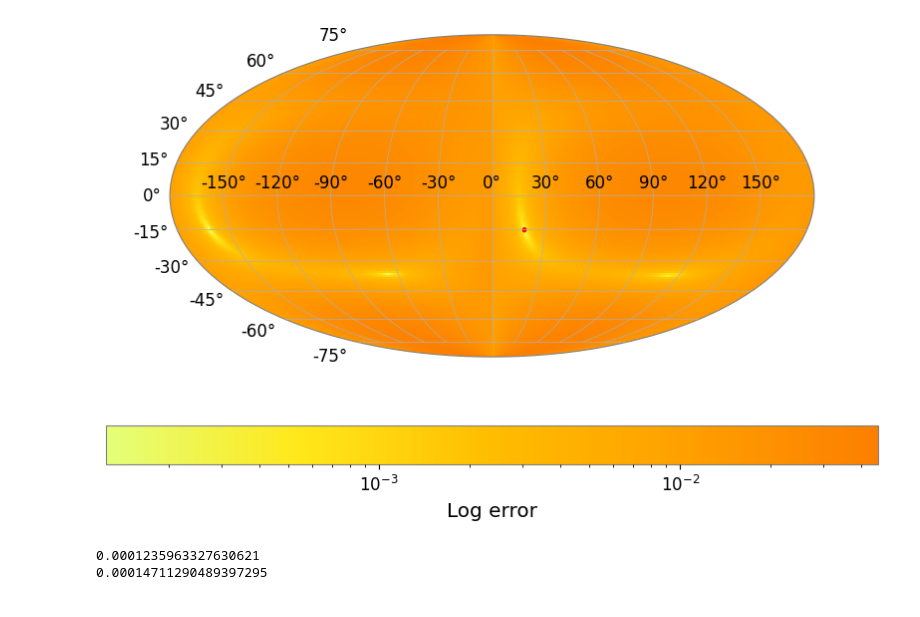
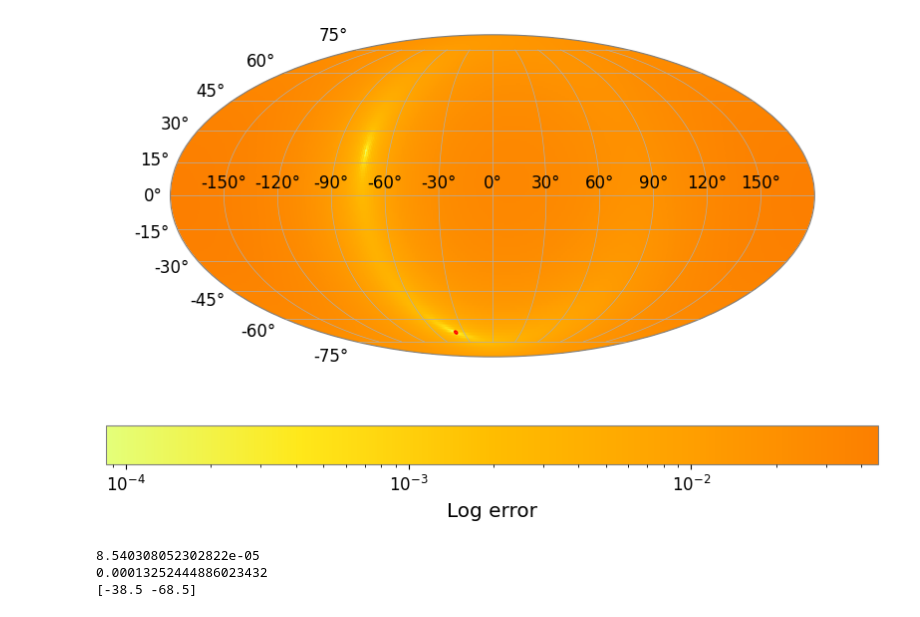
Before and after one commit to ljf441/gw-cosmology, a Jupyter notebook: matched_filtering.ipynb, the cells around one changed output. Drawn from its saved outputs; the diff is of its cells as text; code cells hidden in the pictures.

```diff
--- a/matched_filtering.ipynb
+++ b/matched_filtering.ipynb
@@ -11,6 +12,7 @@ from matplotlib.patches import Circle
 duration = 4
 sampling_frequency = 2048
 t0_gps = 1126259460.4
+gps_time = t0_gps + duration/2
 n_samples = duration*sampling_frequency
 time = np.linspace(0, duration, n_samples)
 
@@ -104,22 +111,20 @@ h1_strain['h'] = h1_strain['Re(h)'] + 1j*h1_strain['Im(h)']
 l1_strain['h'] = l1_strain['Re(h)'] + 1j*l1_strain['Im(h)']
 v1_strain['h'] = v1_strain['Re(h)'] + 1j*v1_strain['Im(h)']
 
-h1_strain['white'] = whiten(h1_strain, h1_psd)
-l1_strain['white'] = whiten(l1_strain, l1_psd)
-v1_strain['white'] = whiten(v1_strain, v1_psd)
-
 snr_H1 = match_filter(h1_strain, waveform, IFOH)[-1]
 snr_L1 = match_filter(l1_strain, waveform, IFOL)[-1]
 snr_V1 = match_filter(v1_strain, waveform, IFOV)[-1]
+
+time = np.arange(len(snr_H1)) / sampling_frequency
 
 tc_H1, fwhm_H1 = get_tc(snr_H1, time)
 tc_L1, fwhm_L1 = get_tc(snr_L1, time)
 tc_V1, fwhm_V1 = get_tc(snr_V1, time)
 
-waveform.to_csv('data/waveform_2.txt', index=None, sep=' ', mode='a')
-h1_strain.to_csv('data/H1_strain_2.txt', index=None, sep=' ', mode='a')
-l1_strain.to_csv('data/L1_strain_2.txt', index=None, sep=' ', mode='a')
-v1_strain.to_csv('data/V1_strain_2.txt', index=None, sep=' ', mode='a')
-h1_psd.to_csv('data/H1_psd_2.txt', index=None, sep=' ', mode='a')
-l1_psd.to_csv('data/L1_psd_2.txt', index=None, sep=' ', mode='a')
-v1_psd.to_csv('data/V1_psd_2.txt', index=None, sep=' ', mode='a')
+joblib.dump(waveform, 'data/waveform.pkl')
+joblib.dump(h1_strain, 'data/H1_strain.pkl')
+joblib.dump(l1_strain, 'data/L1_strain.pkl')
+joblib.dump(v1_strain, 'data/V1_strain.pkl')
+joblib.dump(h1_psd, 'data/H1_psd.pkl')
+joblib.dump(l1_psd, 'data/L1_psd.pkl')
+joblib.dump(v1_psd, 'data/V1_psd.pkl')
@@ -146,12 +153,12 @@ TIME DELAY (H1-L1): 0.0063 ± 0.00195 s
 # %%
-h1_time_delays = []
-l1_time_delays = []
-v1_time_delays = []
-for ra in ras:
-    for dec in decs:
-        h1_time_delays.append(IFOH.time_delay_from_geocenter(ra, dec, t0_gps+tc_H1))
-        l1_time_delays.append(IFOL.time_delay_from_geocenter(ra, dec, t0_gps+tc_L1))
-        v1_time_delays.append(IFOV.time_delay_from_geocenter(ra, dec, t0_gps+tc_V1))
+h1_time_delays = np.zeros(shape=(len(ras), len(decs)))
+l1_time_delays = np.zeros(shape=(len(ras), len(decs)))
+v1_time_delays = np.zeros(shape=(len(ras), len(decs)))
+for i, ra in enumerate(ras):
+    for j, dec in enumerate(decs):
+        h1_time_delays[i, j] = IFOH.time_delay_from_geocenter(ra, dec, t0_gps)
+        l1_time_delays[i, j] = IFOL.time_delay_from_geocenter(ra, dec, t0_gps)
+        v1_time_delays[i, j] = IFOV.time_delay_from_geocenter(ra, dec, t0_gps)
 
 hl_td = np.array(h1_time_delays) - np.array(l1_time_delays)
 lh_td = np.array(l1_time_delays) - np.array(h1_time_delays)
@@ -198,25 +212,27 @@ plt.show()
 # %%
-errors = np.sqrt((lh_td - (tc_L1-tc_H1))**2 + (hv_td - (tc_H1-tc_V1))**2 + (vl_td - (tc_V1-tc_L1))**2).reshape(len(decs), len(ras))
+errors = np.sqrt((lh_td - (tc_L1-tc_H1))**2 + (hv_td - (tc_H1-tc_V1))**2 + (vl_td - (tc_V1-tc_L1))**2)
 fig = plt.figure(figsize=(10, 6))
 ax = fig.add_subplot(111, projection='mollweide')
-heatmap = ax.pcolormesh(ra_grid, dec_grid, errors, shading='auto', cmap='Wistia', norm=LogNorm(vmin=errors.min(), vmax=errors.max()))
+heatmap = ax.pcolormesh(ra_grid, dec_grid, errors.T, shading='auto', cmap='Wistia', norm=LogNorm(vmin=errors.min(), vmax=errors.max()))
 cbar = fig.colorbar(heatmap, ax=ax, orientation='horizontal')
 cbar.set_label('Log error')
-area = get_area(ra_grid, dec_grid, errors)
+area = get_area(ra_grid, dec_grid, errors.T)
 circle = Circle((area[0],area[1]),
                 radius=0.01,
                 edgecolor='red',
                 facecolor='none',
                 linewidth=2,
                 transform=ax.transData)
 ax.add_patch(circle)
 plt.savefig('figures/HVL_skymap.png', bbox_inches='tight', dpi=300)
 plt.show()
 
 A, B = np.partition(errors.flatten(), 1)[0:2]
 print(A)  # 1
 print(B)  # 2
+print(np.rad2deg(area))
 # %% [output]
-[figure, old version]
+[figure, new version]
-0.0001235963327630621
-0.00014711290489397295
+8.540308052302822e-05
+0.00013252444886023432
+[-38.5 -68.5]
```
Also changed, not shown: parts of 7 cells of this notebook, 28 other files.
